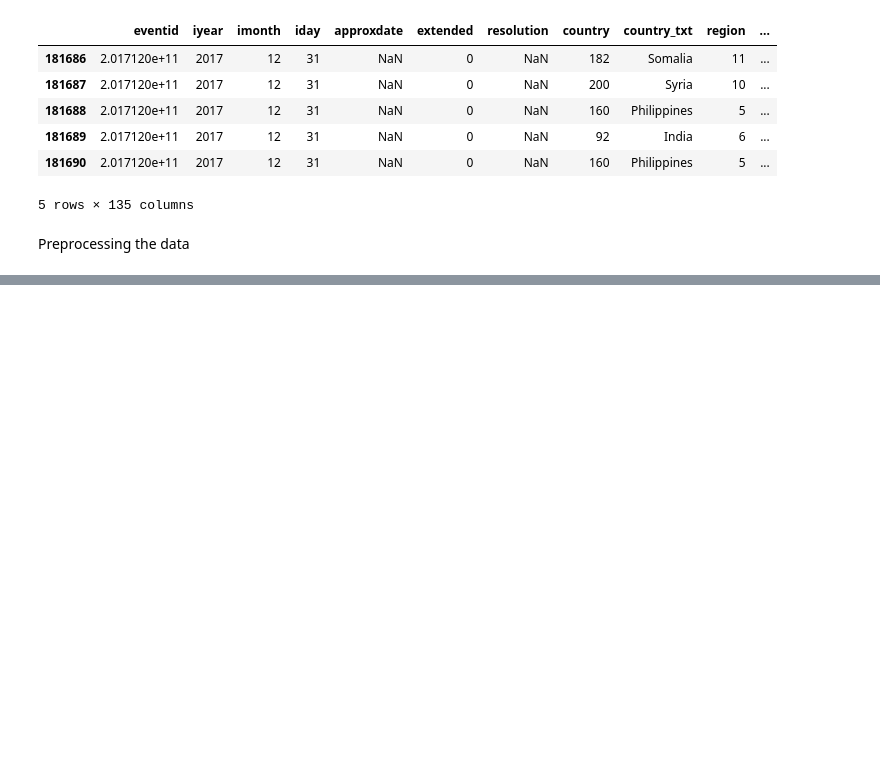
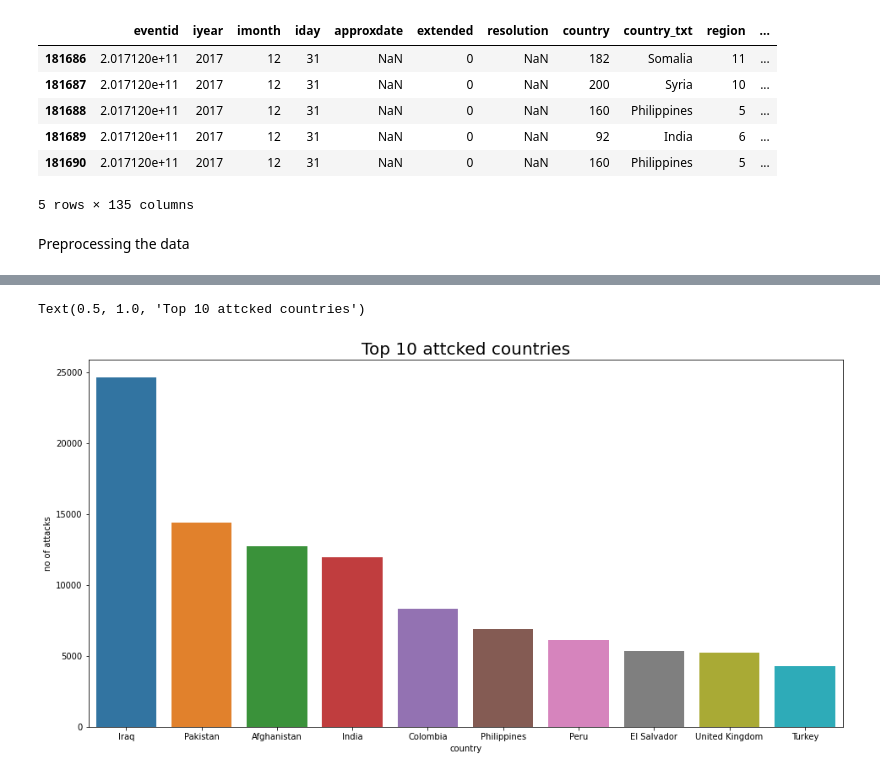
Before and after one commit to Shreyash-Jagdale/Shreyash_Jagdale, a Jupyter notebook: Individual_notebook.ipynb, the cells around one changed output, grey strips where cells are left out. Drawn from its saved outputs; the diff is of its cells as text; code cells hidden in the pictures; blank space fills up the shorter version.

```diff
--- a/Individual_notebook.ipynb
+++ b/Individual_notebook.ipynb
@@ -91,0 +131,6 @@ df['success']=y.replace(0,'failed')
+# %%
+# to know number of attacks country wise
+country_wise_attacks=pd.DataFrame(df.country_name.value_counts().reset_index())
+country_wise_attacks.columns=['country','no of attacks']
+top_10=country_wise_attacks.head(10)
+top_10
@@ -91,0 +149,8 @@ df['success']=y.replace(0,'failed')
+# %%
+# to visualize above dataframe using barplot
+plt.figure(figsize=(16,8))
+sns.barplot(x=top_10['country'],y=top_10['no of attacks'])
+plt.title('Top 10 attcked countries',fontsize=20)
+# %% [output]
+Text(0.5, 1.0, 'Top 10 attcked countries')
+[figure, added]
```
Also changed, not shown: parts of 13 cells of this notebook.
